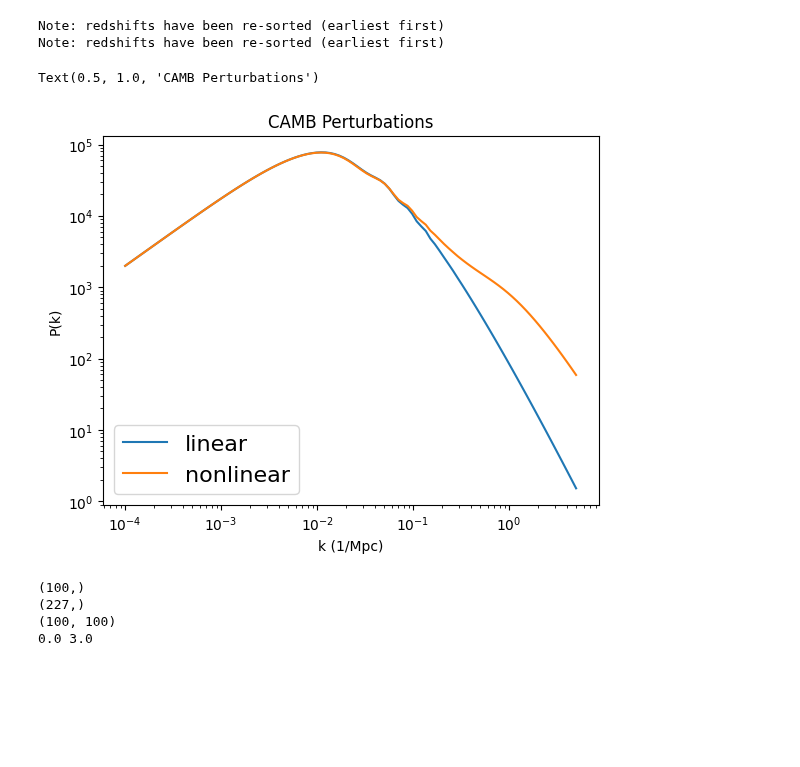
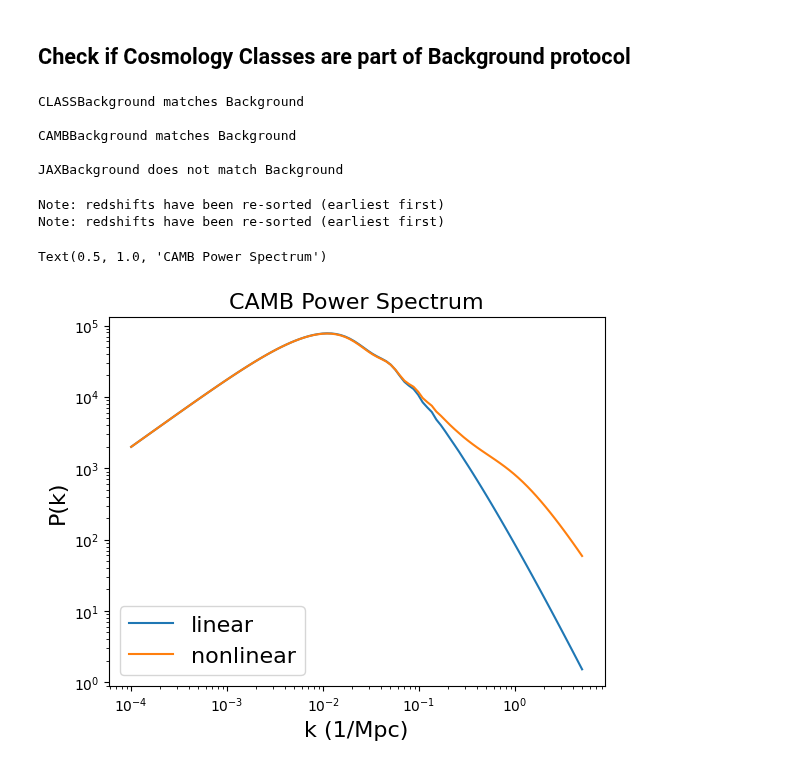
Before and after one commit to cloe-org/playground, a Jupyter notebook: tutorials/cosmology/cosmology.ipynb, the cells around one changed output. Drawn from its saved outputs; the diff is of its cells as text; code cells hidden in the pictures; blank space fills up the shorter version.

Commit message:
cosmology notebook

```diff
--- a/tutorials/cosmology/cosmology.ipynb
+++ b/tutorials/cosmology/cosmology.ipynb
@@ -72 +107,23 @@ NameError: name 'CLASSBackground' is not defined
+# %% [markdown]
+## Check if Cosmology Classes are part of Background protocol
+# %%
+import os
+import sys
+
+# Add the parent of parent directory (playground) to Python path
+# Add the protocols_test directory to Python path
+protocols_test_dir = os.path.join(os.path.dirname(os.path.dirname(os.getcwd())), 'protocols_test')
+sys.path.append(protocols_test_dir)
+
+# Now import from protocols_test
+from compliance import check_protocol_compliance
+check_protocol_compliance(class_instance, Background, verbose=False)
+check_protocol_compliance(camb_instance, Background, verbose=False)
+check_protocol_compliance(jax_instance, Background, verbose=False)
+# %% [output]
+CLASSBackground matches Background
+
+CAMBBackground matches Background
+
+JAXBackground does not match Background
 # %%
@@ -75,33 +131,22 @@ ks = np.logspace(np.log10(1e-4), np.log10(5), 100)
 # %%
 # CAMB PERTURBATIONS
 camb_linear = CAMBLinearPerturbations(background=camb_instance, redshifts=z)
 camb_nonlinear = CAMBNonLinearPerturbations(background=camb_instance, redshifts=z,
                                             nonlinear_model='mead2016')
 
-linear_pk_camb = camb_linear.matter_power_spectrum(zs, ks)
-nonlinear_pk_camb = camb_nonlinear.matter_power_spectrum(zs, ks)
+linear_pk_camb = camb_linear.matter_power_spectrum(z, ks)
+nonlinear_pk_camb = camb_nonlinear.matter_power_spectrum(z, ks)
 plt.loglog(ks, linear_pk_camb[0, :], label= 'linear')
 plt.loglog(ks, nonlinear_pk_camb[0, :], label= 'nonlinear')
-plt.xlabel('k (1/Mpc)')
-plt.ylabel('P(k)')
+plt.xlabel('k (1/Mpc)', fontsize = 16)
+plt.ylabel('P(k)', fontsize = 16)
 plt.legend(fontsize = 16)
-plt.title("CAMB Perturbations")
+plt.title("CAMB Power Spectrum", fontsize = 16)
 # %% [output]
 Note: redshifts have been re-sorted (earliest first)
 Note: redshifts have been re-sorted (earliest first)
-Text(0.5, 1.0, 'CAMB Perturbations')
+Text(0.5, 1.0, 'CAMB Power Spectrum')
-[figure, old version]
+[figure, new version]
-# %%
-## Print array shapes
-print(camb_linear.z.shape)
-print(camb_linear.k.shape)
-print(linear_pk_camb.shape)
-print(min(camb_linear.z), max(camb_linear.z))
-# %% [output]
-(100,)
-(227,)
-(100, 100)
-0.0 3.0
 # %%
 # CLASS PERTURBATIONS
 # k-array
```
Also changed, not shown: parts of 10 cells of this notebook.
